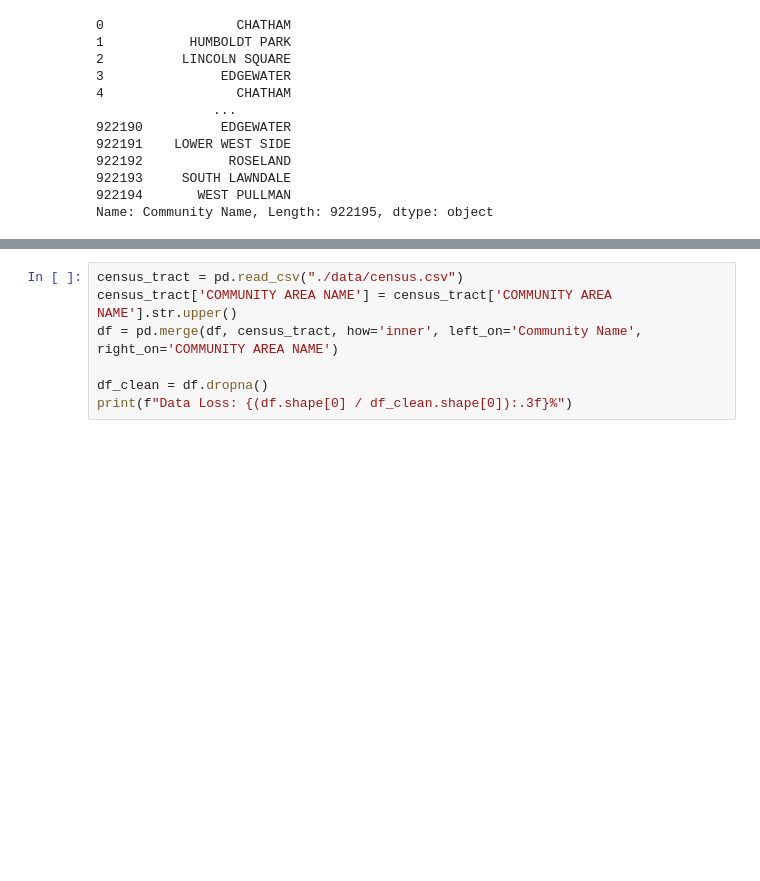
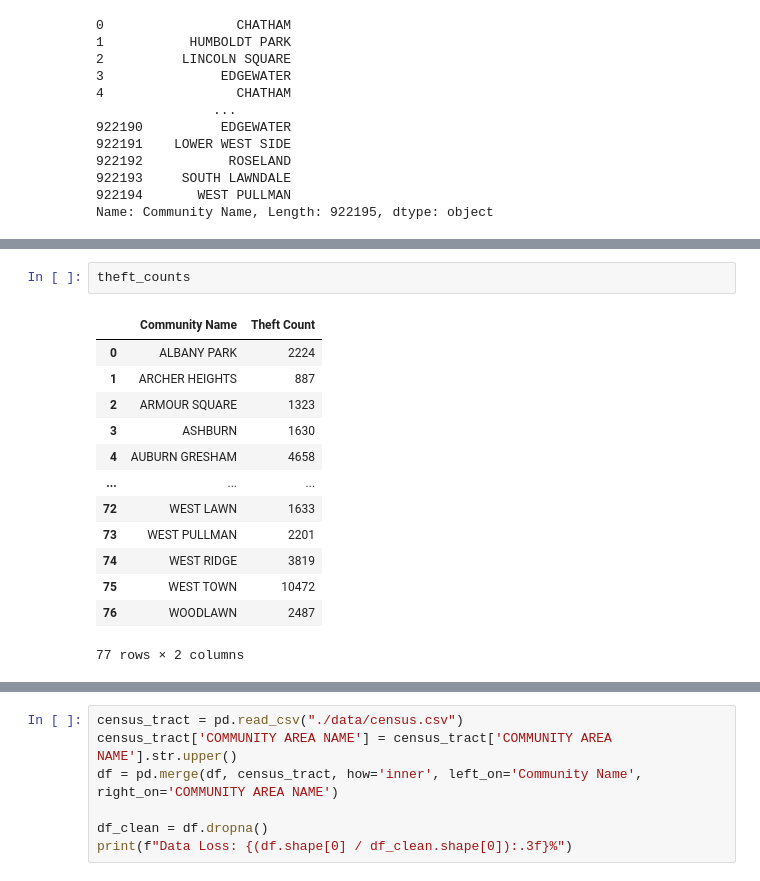
Before and after one commit to kfukutom/urban-informatics, a Jupyter notebook: src/eda_cont.ipynb, the cells around one changed output, grey strips where cells are left out. Cells and saved outputs as stored; diff of their text form; blank space fills up the shorter version.

```diff
--- a/src/eda_cont.ipynb
+++ b/src/eda_cont.ipynb
@@ -112,3 +123,19 @@ Wall time: 1.26 s
+# %%
+theft_counts
+# %% [output]
+|  | Community Name | Theft Count |
+| 0 | ALBANY PARK | 2224 |
+| 1 | ARCHER HEIGHTS | 887 |
+| 2 | ARMOUR SQUARE | 1323 |
+| 3 | ASHBURN | 1630 |
+| 4 | AUBURN GRESHAM | 4658 |
+| ... | ... | ... |
+| 72 | WEST LAWN | 1633 |
+| 73 | WEST PULLMAN | 2201 |
+| 74 | WEST RIDGE | 3819 |
+| 75 | WEST TOWN | 10472 |
+| 76 | WOODLAWN | 2487 |
+77 rows × 2 columns
 # %%
 df.columns
 # %% [output]
```
Also changed, not shown: parts of 14 cells of this notebook.
